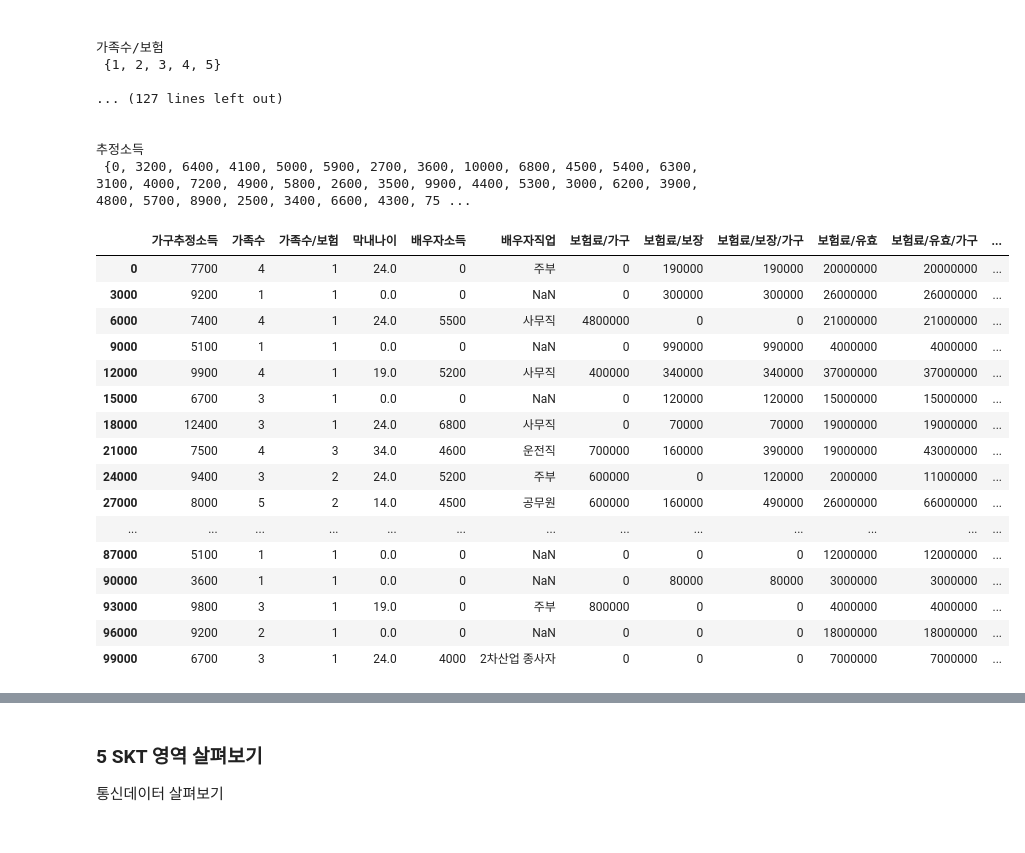
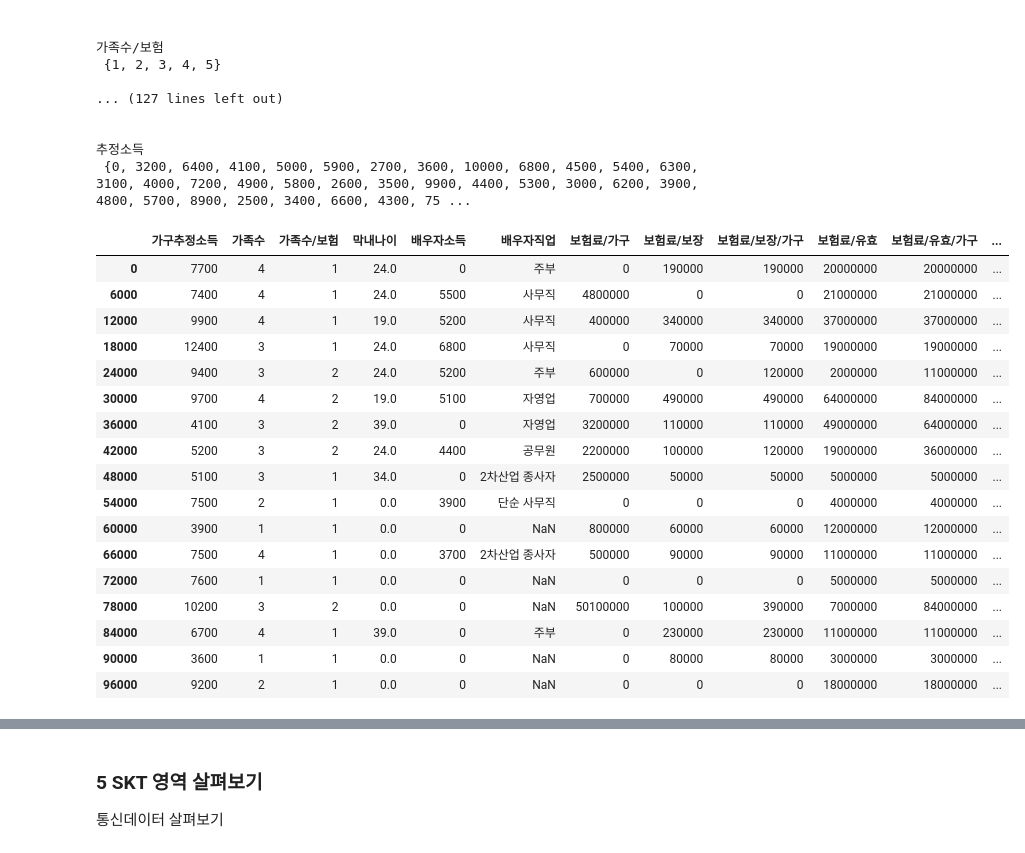
Before and after one commit to Queie/TensorFlow, a Jupyter notebook: Callenge_data/Overview.ipynb, the cells around one changed output, grey strips where cells are left out. Drawn from its saved outputs; the diff is of its cells as text; code cells hidden in the pictures.

```diff
--- a/Callenge_data/Overview.ipynb
+++ b/Callenge_data/Overview.ipynb
@@ -225,24 +232,25 @@ for col in df[Column_index].columns:
  {0, 3200, 6400, 4100, 5000, 5900, 2700, 3600, 10000, 6800, 4500, 5400, 6300, 3100, 4000, 7200, 4900, 5800, 2600, 3500, 9900, 4400, 5300, 3000, 6200, 3900, 4800, 5700, 8900, 2500, 3400, 6600, 4300, 75 ...
 # %%
 Column_index = 'Hanhwa'
-df[Column_index].iloc[::3000,:13]
+df[Column_index].iloc[::6000,:13]
 # %% [output]
 |  | 가구추정소득 | 가족수 | 가족수/보험 | 막내나이 | 배우자소득 | 배우자직업 | 보험료/가구 | 보험료/보장 | 보험료/보장/가구 | 보험료/유효 | 보험료/유효/가구 | ... |
 | 0 | 7700 | 4 | 1 | 24.0 | 0 | 주부 | 0 | 190000 | 190000 | 20000000 | 20000000 | ... |
-| 3000 | 9200 | 1 | 1 | 0.0 | 0 | NaN | 0 | 300000 | 300000 | 26000000 | 26000000 | ... |
 | 6000 | 7400 | 4 | 1 | 24.0 | 5500 | 사무직 | 4800000 | 0 | 0 | 21000000 | 21000000 | ... |
-| 9000 | 5100 | 1 | 1 | 0.0 | 0 | NaN | 0 | 990000 | 990000 | 4000000 | 4000000 | ... |
 | 12000 | 9900 | 4 | 1 | 19.0 | 5200 | 사무직 | 400000 | 340000 | 340000 | 37000000 | 37000000 | ... |
-| 15000 | 6700 | 3 | 1 | 0.0 | 0 | NaN | 0 | 120000 | 120000 | 15000000 | 15000000 | ... |
 | 18000 | 12400 | 3 | 1 | 24.0 | 6800 | 사무직 | 0 | 70000 | 70000 | 19000000 | 19000000 | ... |
-| 21000 | 7500 | 4 | 3 | 34.0 | 4600 | 운전직 | 700000 | 160000 | 390000 | 19000000 | 43000000 | ... |
 | 24000 | 9400 | 3 | 2 | 24.0 | 5200 | 주부 | 600000 | 0 | 120000 | 2000000 | 11000000 | ... |
-| 27000 | 8000 | 5 | 2 | 14.0 | 4500 | 공무원 | 600000 | 160000 | 490000 | 26000000 | 66000000 | ... |
-| ... | ... | ... | ... | ... | ... | ... | ... | ... | ... | ... | ... | ... |
-| 87000 | 5100 | 1 | 1 | 0.0 | 0 | NaN | 0 | 0 | 0 | 12000000 | 12000000 | ... |
+| 30000 | 9700 | 4 | 2 | 19.0 | 5100 | 자영업 | 700000 | 490000 | 490000 | 64000000 | 84000000 | ... |
+| 36000 | 4100 | 3 | 2 | 39.0 | 0 | 자영업 | 3200000 | 110000 | 110000 | 49000000 | 64000000 | ... |
+| 42000 | 5200 | 3 | 2 | 24.0 | 4400 | 공무원 | 2200000 | 100000 | 120000 | 19000000 | 36000000 | ... |
+| 48000 | 5100 | 3 | 1 | 34.0 | 0 | 2차산업 종사자 | 2500000 | 50000 | 50000 | 5000000 | 5000000 | ... |
+| 54000 | 7500 | 2 | 1 | 0.0 | 3900 | 단순 사무직 | 0 | 0 | 0 | 4000000 | 4000000 | ... |
+| 60000 | 3900 | 1 | 1 | 0.0 | 0 | NaN | 800000 | 60000 | 60000 | 12000000 | 12000000 | ... |
+| 66000 | 7500 | 4 | 1 | 0.0 | 3700 | 2차산업 종사자 | 500000 | 90000 | 90000 | 11000000 | 11000000 | ... |
+| 72000 | 7600 | 1 | 1 | 0.0 | 0 | NaN | 0 | 0 | 0 | 5000000 | 5000000 | ... |
+| 78000 | 10200 | 3 | 2 | 0.0 | 0 | NaN | 50100000 | 100000 | 390000 | 7000000 | 84000000 | ... |
+| 84000 | 6700 | 4 | 1 | 39.0 | 0 | 주부 | 0 | 230000 | 230000 | 11000000 | 11000000 | ... |
 | 90000 | 3600 | 1 | 1 | 0.0 | 0 | NaN | 0 | 80000 | 80000 | 3000000 | 3000000 | ... |
-| 93000 | 9800 | 3 | 1 | 19.0 | 0 | 주부 | 800000 | 0 | 0 | 4000000 | 4000000 | ... |
 | 96000 | 9200 | 2 | 1 | 0.0 | 0 | NaN | 0 | 0 | 0 | 18000000 | 18000000 | ... |
-| 99000 | 6700 | 3 | 1 | 24.0 | 4000 | 2차산업 종사자 | 0 | 0 | 0 | 7000000 | 7000000 | ... |
 # %%
 Column_index = 'Hanhwa'
```
Also changed, not shown: parts of 16 cells of this notebook.
